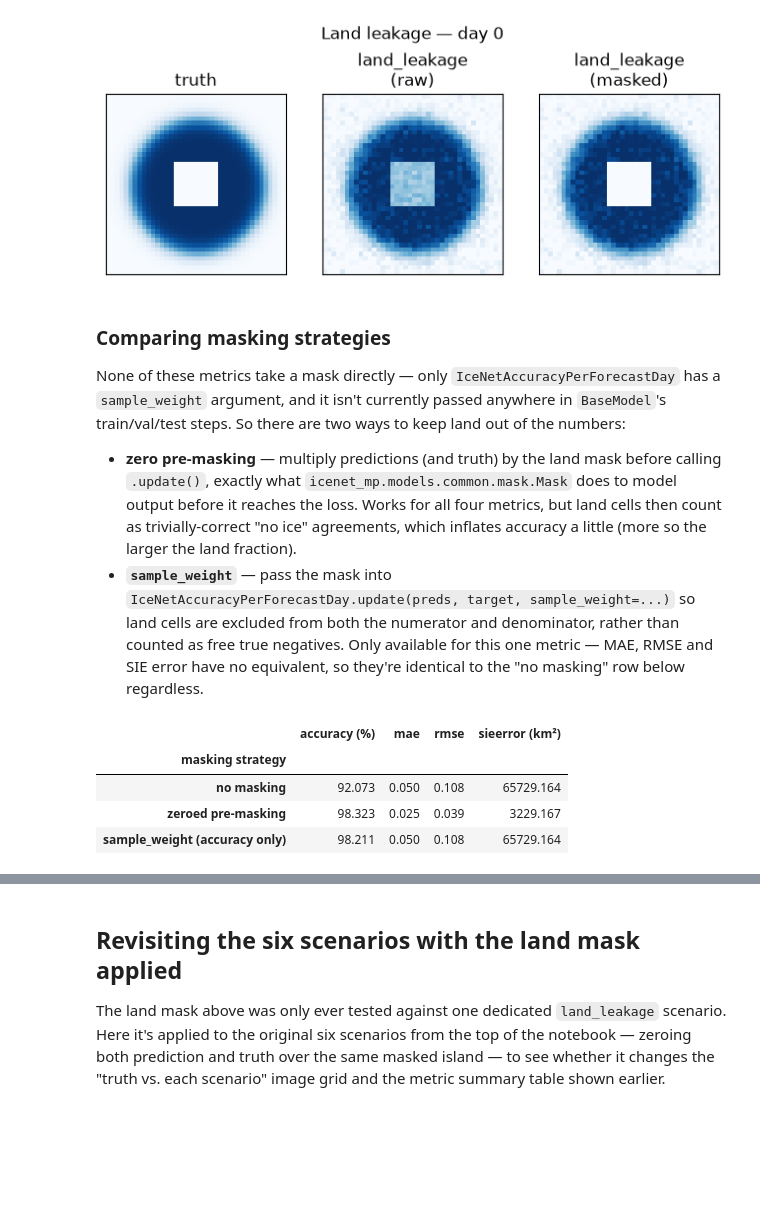
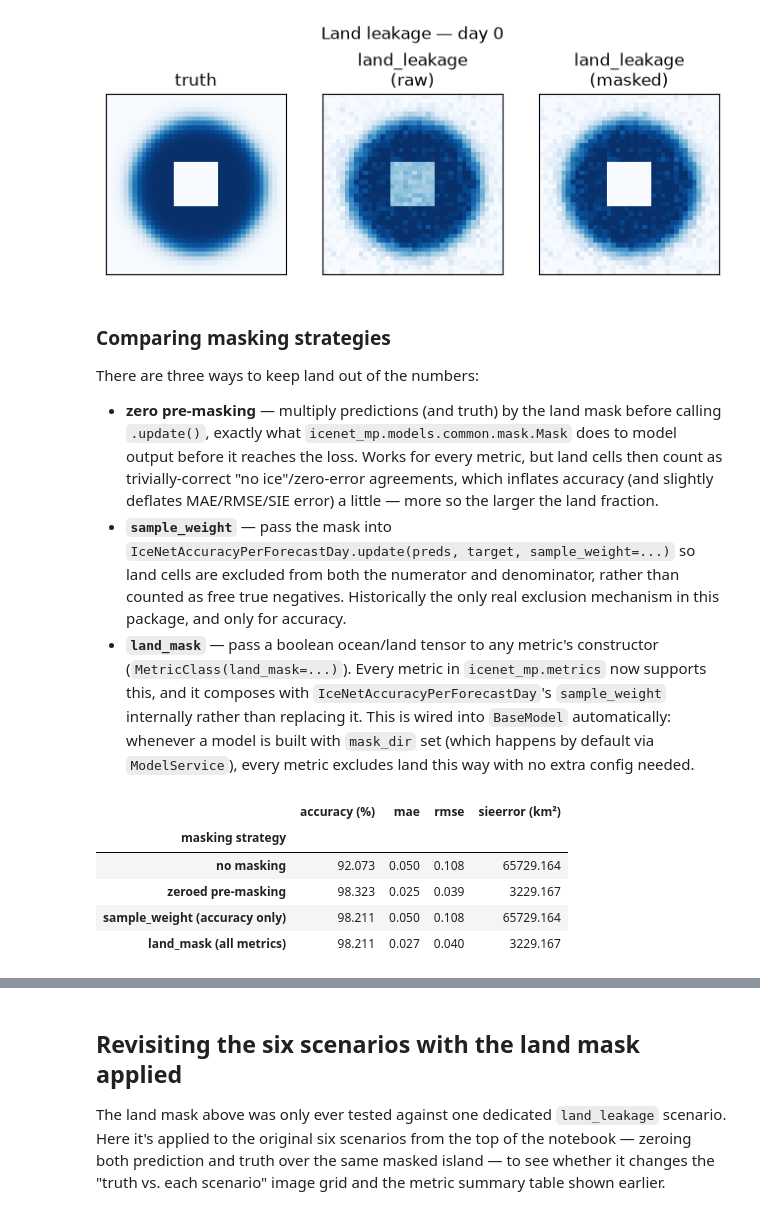
Before and after one commit to alan-turing-institute/icenet-mp, a Jupyter notebook: notebooks/metrics_examples.ipynb, the cells around one changed output, grey strips where cells are left out. Saved outputs shown, nothing was run; the diff lists cells and outputs as text; code cells hidden in the pictures; blank space fills up the shorter version.

```diff
--- a/notebooks/metrics_examples.ipynb
+++ b/notebooks/metrics_examples.ipynb
@@ -269,44 +269,56 @@ plt.show()
 # %% [markdown]
 ### Comparing masking strategies
 
-None of these metrics take a mask directly — only `IceNetAccuracyPerForecastDay` has a `sample_weight` argument, and it isn't currently passed anywhere in `BaseModel`'s train/val/test steps. So there are two ways to keep land out of the numbers:
+There are three ways to keep land out of the numbers:
 
-- **zero pre-masking** — multiply predictions (and truth) by the land mask before calling `.update()`, exactly what `icenet_mp.models.common.mask.Mask` does to model output before it reaches the loss. Works for all four metrics, but land cells then count as trivially-correct "no ice" agreements, which inflates accuracy a little (more so the larger the land fraction).
-- **`sample_weight`** — pass the mask into `IceNetAccuracyPerForecastDay.update(preds, target, sample_weight=...)` so land cells are excluded from both the numerator and denominator, rather than counted as free true negatives. Only available for this one metric — MAE, RMSE and SIE error have no equivalent, so they're identical to the "no masking" row below regardless.
+- **zero pre-masking** — multiply predictions (and truth) by the land mask before calling `.update()`, exactly what `icenet_mp.models.common.mask.Mask` does to model output before it reaches the loss. Works for every metric, but land cells then count as trivially-correct "no ice"/zero-error agreements, which inflates accuracy (and slightly deflates MAE/RMSE/SIE error) a little — more so the larger the land fraction.
+- **`sample_weight`** — pass the mask into `IceNetAccuracyPerForecastDay.update(preds, target, sample_weight=...)` so land cells are excluded from both the numerator and denominator, rather than counted as free true negatives. Historically the only real exclusion mechanism in this package, and only for accuracy.
+- **`land_mask`** — pass a boolean ocean/land tensor to any metric's constructor (`MetricClass(land_mask=...)`). Every metric in `icenet_mp.metrics` now supports this, and it composes with `IceNetAccuracyPerForecastDay`'s `sample_weight` internally rather than replacing it. This is wired into `BaseModel` automatically: whenever a model is built with `mask_dir` set (which happens by default via `ModelService`), every metric excludes land this way with no extra config needed.
 # %%
 land_weight_t = to_tensor(np.broadcast_to(LAND_MASK[None, :, :], truth.shape).astype(np.float32))
+land_mask_bool = torch.from_numpy(LAND_MASK)
 
 
-def compute_all(pred_t: torch.Tensor, sample_weight: torch.Tensor | None = None) -> dict[str, float]:
+def compute_all(
+    pred_t: torch.Tensor,
+    sample_weight: torch.Tensor | None = None,
+    land_mask: torch.Tensor | None = None,
+) -> dict[str, float]:
     """Compute the mean (over forecast days) of every metric against the land-masked truth."""
-    accuracy_metric = IceNetAccuracyPerForecastDay()
+    accuracy_metric = (
+        IceNetAccuracyPerForecastDay(land_mask=land_mask)
+        if land_mask is not None
+        else IceNetAccuracyPerForecastDay()
+    )
     if sample_weight is not None:
         accuracy_metric.update(pred_t, truth_land_masked_t, sample_weight=sample_weight)
     else:
         accuracy_metric.update(pred_t, truth_land_masked_t)
     result = {"accuracy (%)": accuracy_metric.compute().mean().item()}
     for metric_name, metric_cls in list(METRIC_CLASSES.items())[1:]:
-        metric = metric_cls()
+        metric = metric_cls(land_mask=land_mask) if land_mask is not None else metric_cls()
         metric.update(pred_t, truth_land_masked_t)
         result[metric_name] = metric.compute().mean().item()
     return result
 
 
 masking_comparison = pd.DataFrame(
     {
         "no masking": compute_all(land_leakage_t),
         "zeroed pre-masking": compute_all(zeroed_leakage_t),
         "sample_weight (accuracy only)": compute_all(land_leakage_t, sample_weight=land_weight_t),
+        "land_mask (all metrics)": compute_all(land_leakage_t, land_mask=land_mask_bool),
     }
 ).T
 masking_comparison.index.name = "masking strategy"
 masking_comparison.round(3)
 # %% [output]
 |  | accuracy (%) | mae | rmse | sieerror (km²) |
 | masking strategy |  |  |  |  |
 | no masking | 92.073 | 0.050 | 0.108 | 65729.164 |
 | zeroed pre-masking | 98.323 | 0.025 | 0.039 | 3229.167 |
 | sample_weight (accuracy only) | 98.211 | 0.050 | 0.108 | 65729.164 |
+| land_mask (all metrics) | 98.211 | 0.027 | 0.040 | 3229.167 |
 # %% [markdown]
 ### Takeaways
 
```
Also changed, not shown: parts of 3 cells of this notebook, 1 other file.
